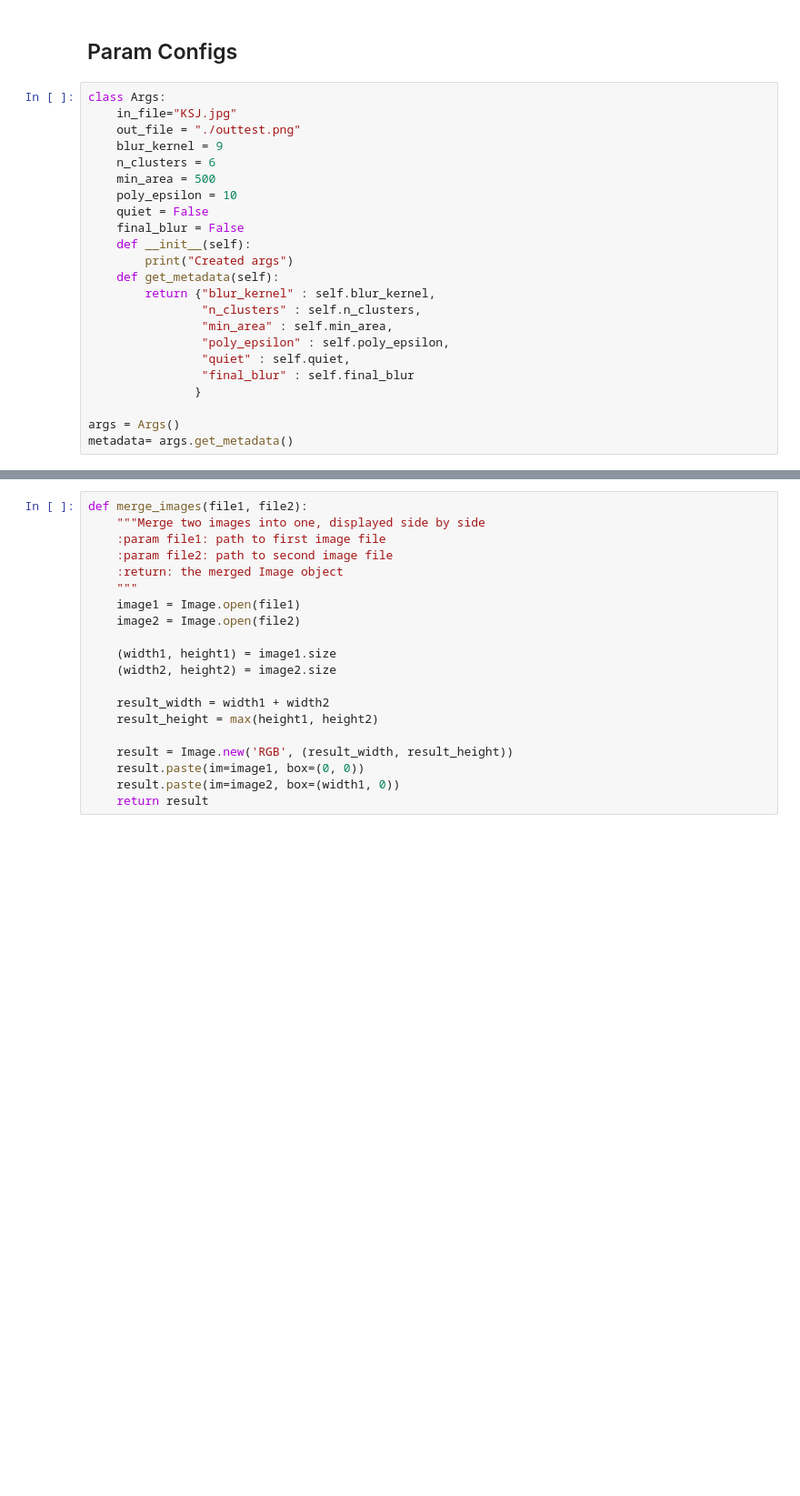
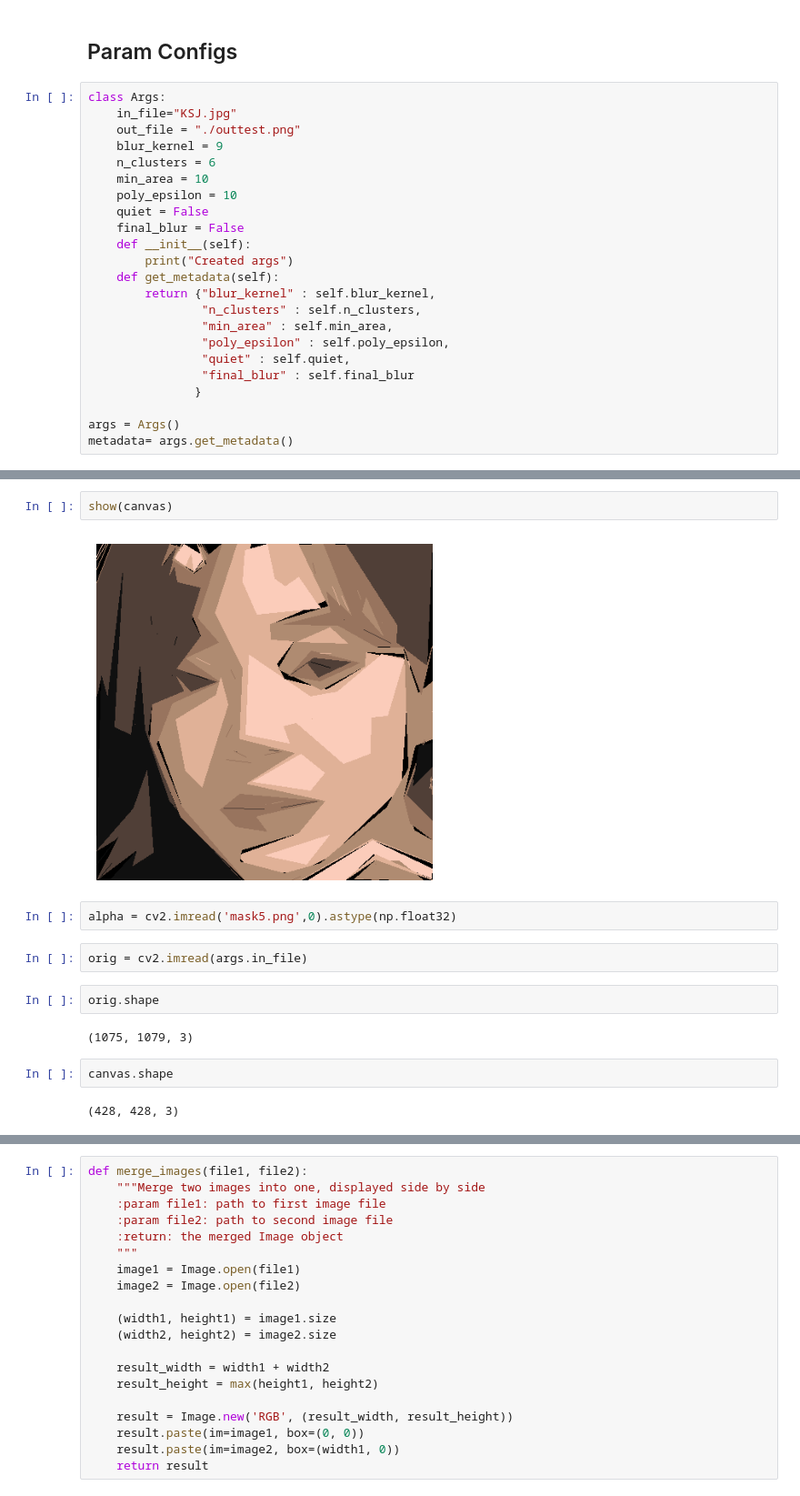
Before and after one commit to vinayak19th/Aesthetic-Face-De-Identification, a Jupyter notebook: python_experiments/CutOutFilter.ipynb, the cells around one changed output, grey strips where cells are left out. Shown at 91% size. Drawn from its saved outputs; the diff is of its cells as text; blank space fills up the shorter version.

```diff
--- a/python_experiments/CutOutFilter.ipynb
+++ b/python_experiments/CutOutFilter.ipynb
@@ -133,7 +150,7 @@ class Args:
     out_file = "./outtest.png"
     blur_kernel = 9
     n_clusters = 6
-    min_area = 500
+    min_area = 10
     poly_epsilon = 10
     quiet = False
     final_blur = False
@@ -212,0 +245,16 @@ NameError: name 'metadata' is not defined
+# %%
+show(canvas)
+# %% [output]
+[figure, added]
+# %%
+alpha = cv2.imread('mask5.png',0).astype(np.float32)
+# %%
+orig = cv2.imread(args.in_file)
+# %%
+orig.shape
+# %% [output]
+(1075, 1079, 3)
+# %%
+canvas.shape
+# %% [output]
+(428, 428, 3)
```
Also changed, not shown: parts of 26 cells of this notebook, 11 other files.
